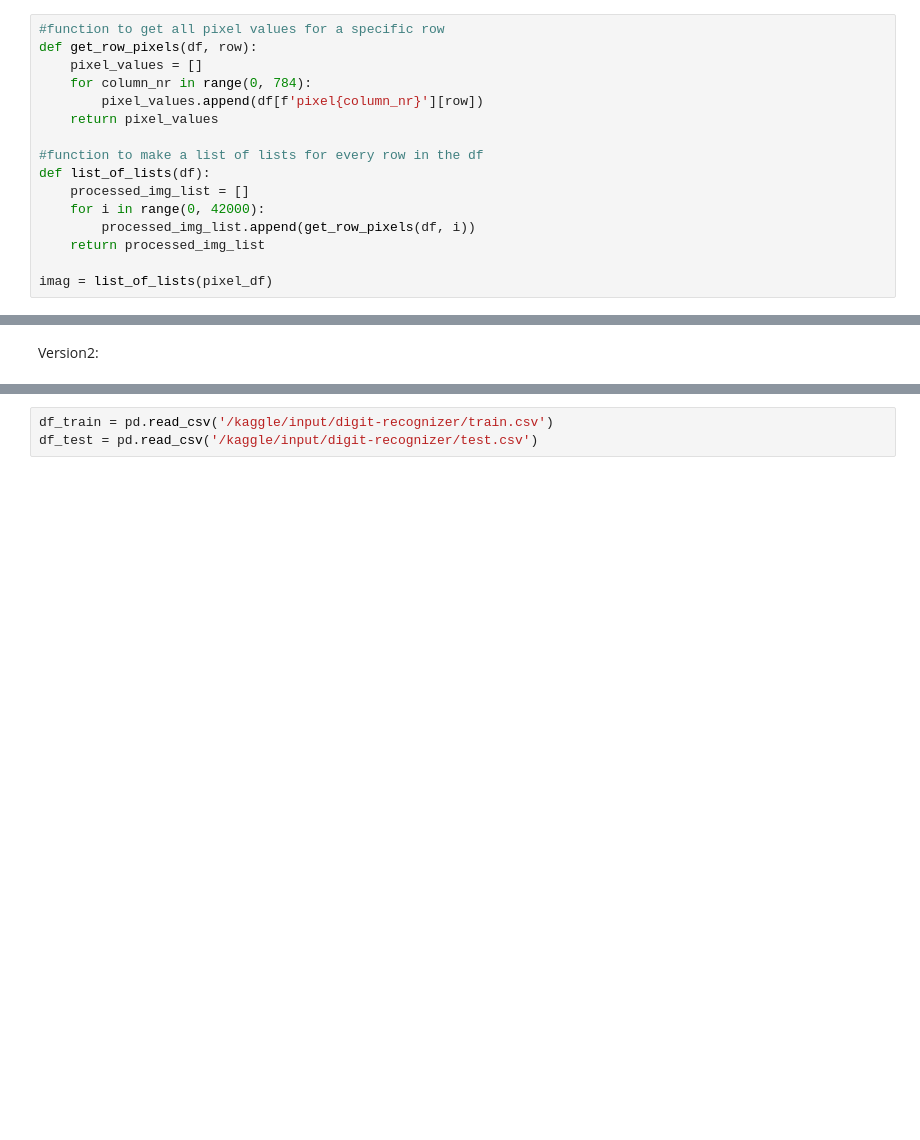
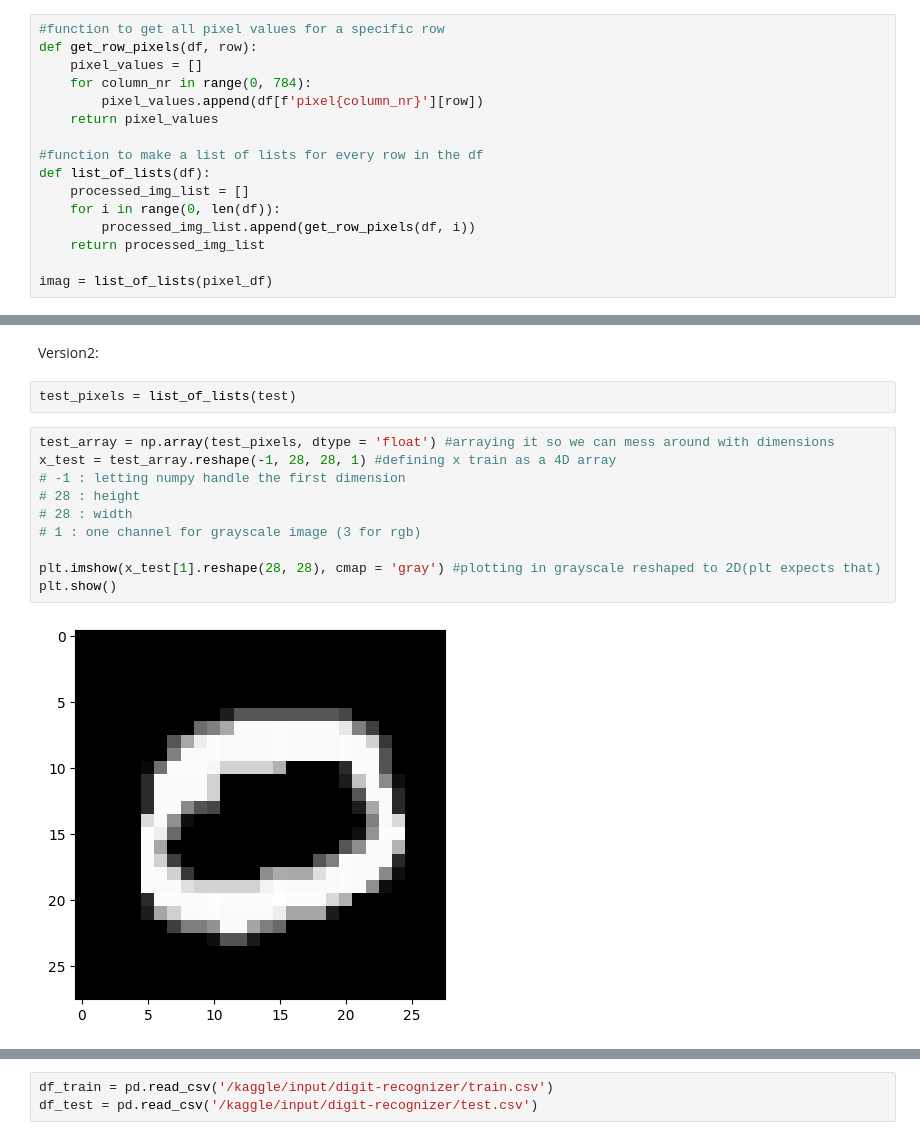
Before and after one commit to 27maita/Kaggle, a Jupyter notebook: digit-recognizer.ipynb, the cells around one changed output, grey strips where cells are left out. Cells and saved outputs as stored; diff of their text form; blank space fills up the shorter version.

```diff
--- a/digit-recognizer.ipynb
+++ b/digit-recognizer.ipynb
@@ -71,7 +71,7 @@ def get_row_pixels(df, row):
 #function to make a list of lists for every row in the df
 def list_of_lists(df):
     processed_img_list = []
-    for i in range(0, 42000):
+    for i in range(0, len(df)):
         processed_img_list.append(get_row_pixels(df, i))
     return processed_img_list
 
@@ -217,2 +257,16 @@ model.compile(optimizer ='adam', loss='mean_squared_error', metrics = ['mae'])
 # %% [markdown]
 Version2:
+# %%
+test_pixels = list_of_lists(test)
+# %%
+test_array = np.array(test_pixels, dtype = 'float') #arraying it so we can mess around with dimensions
+x_test = test_array.reshape(-1, 28, 28, 1) #defining x train as a 4D array
+# -1 : letting numpy handle the first dimension
+# 28 : height
+# 28 : width
+# 1 : one channel for grayscale image (3 for rgb)
+
+plt.imshow(x_test[1].reshape(28, 28), cmap = 'gray') #plotting in grayscale reshaped to 2D(plt expects that)
+plt.show()
+# %% [output]
+[figure, added]
```
Also changed, not shown: parts of 10 cells of this notebook.
